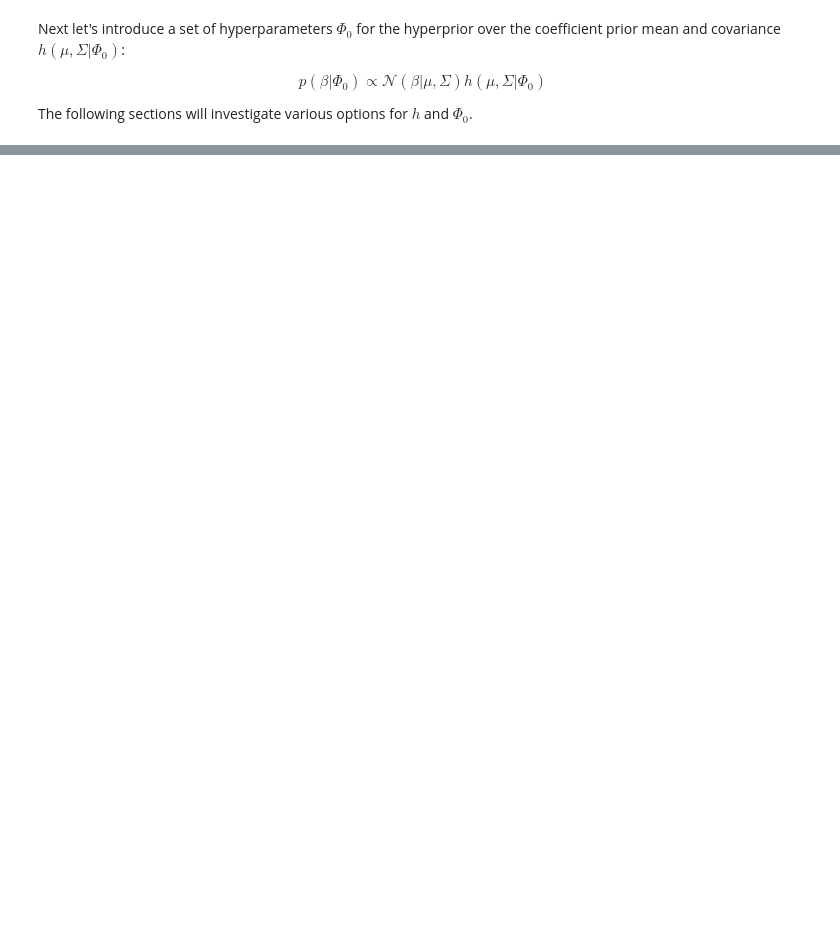
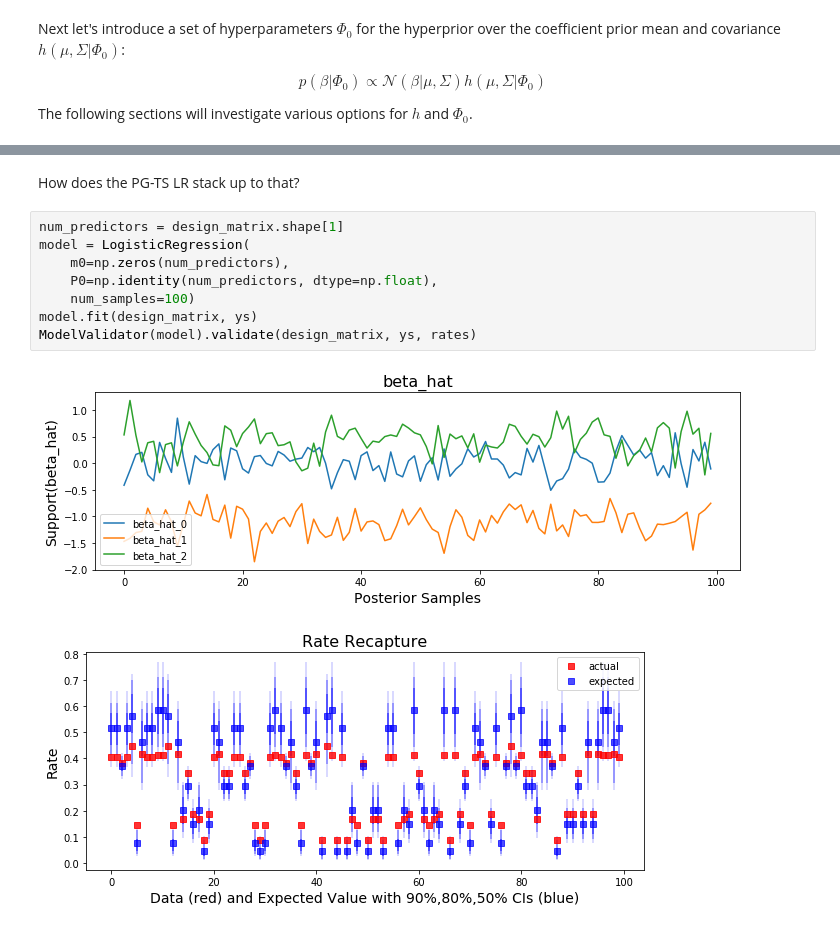
Before and after one commit to banditry/banditry, a Jupyter notebook: notebooks/pg-ts-extensions.ipynb, the cells around one changed output, grey strips where cells are left out. Drawn from its saved outputs; the diff is of its cells as text; blank space fills up the shorter version.

```diff
--- a/notebooks/pg-ts-extensions.ipynb
+++ b/notebooks/pg-ts-extensions.ipynb
@@ -98,0 +184,13 @@ This model is still semi-conjugate, so we can build an efficient Gibbs sampler t
+# %% [markdown]
+How does the PG-TS LR stack up to that?
+# %%
+num_predictors = design_matrix.shape[1]
+model = LogisticRegression(
+    m0=np.zeros(num_predictors),
+    P0=np.identity(num_predictors, dtype=np.float),
+    num_samples=100)
+model.fit(design_matrix, ys)
+ModelValidator(model).validate(design_matrix, ys, rates)
+# %% [output]
+[figure, added]
+[figure, added]
```
Also changed, not shown: parts of 27 cells of this notebook.
